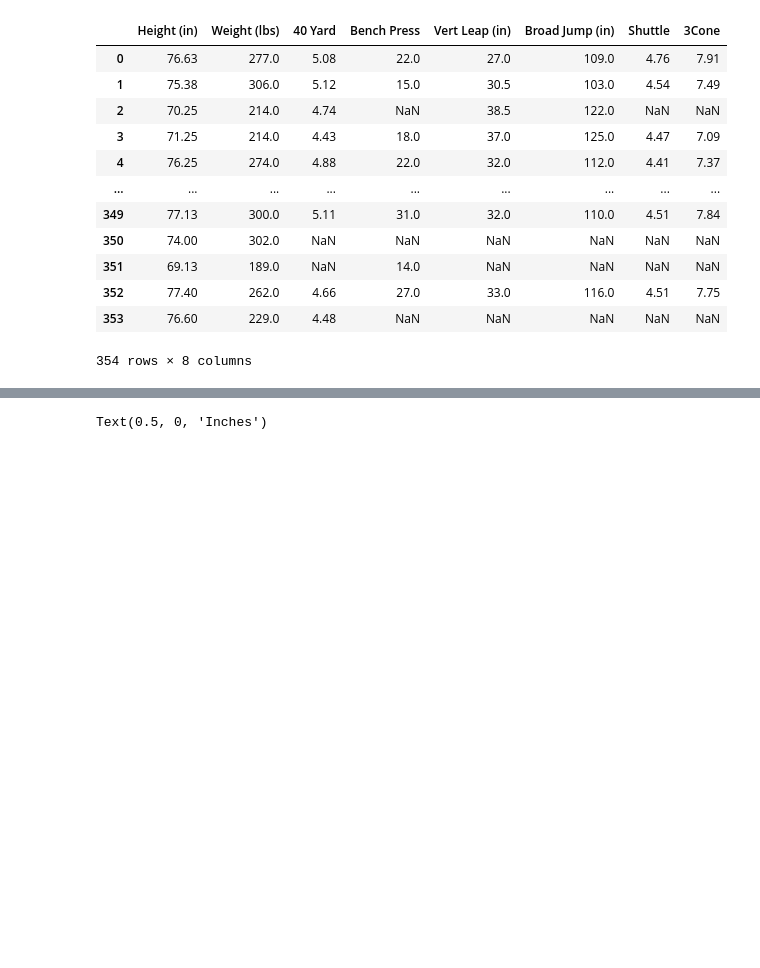
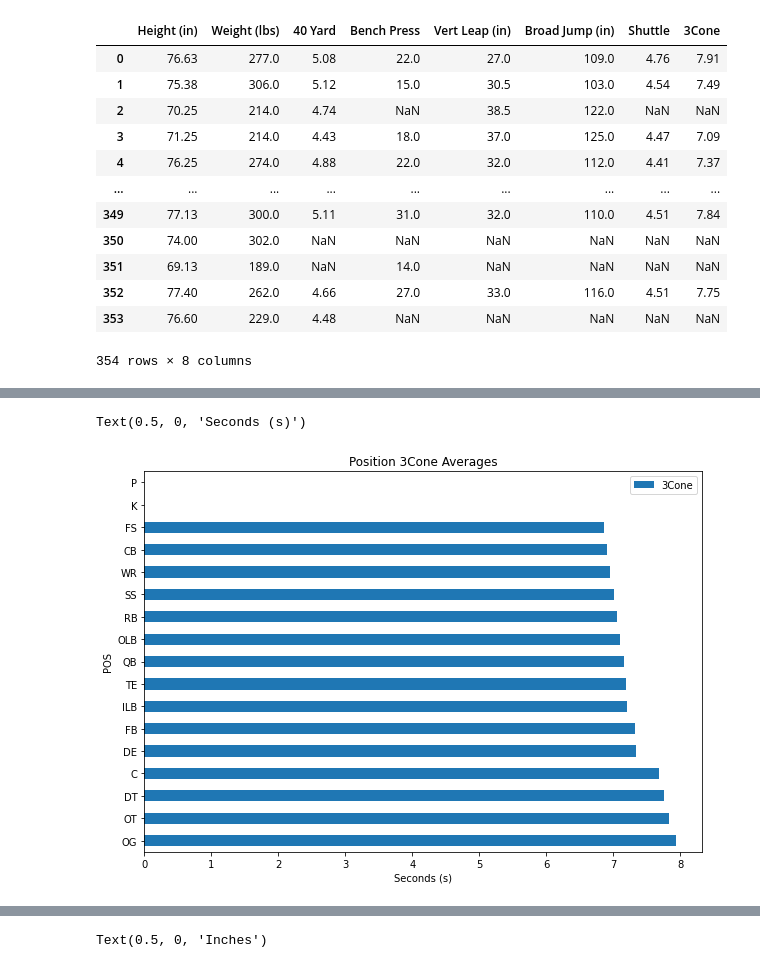
Before and after one commit to jkurt13/CapstoneTwo, a Jupyter notebook: Data Wrangling.ipynb, the cells around one changed output, grey strips where cells are left out. Saved outputs shown, nothing was run; the diff lists cells and outputs as text; code cells hidden in the pictures; blank space fills up the shorter version.

```diff
--- a/Data Wrangling.ipynb
+++ b/Data Wrangling.ipynb
@@ -281,0 +284,9 @@ Name: Shuttle, dtype: float64
+# %%
+(three_cone.reindex(index=three_cone.mean(axis=1)
+                          .sort_values(ascending=False)
+                          .index)
+                            .plot(kind='barh', figsize=(10, 7), title='Position 3Cone Averages'))
+plt.xlabel('Seconds (s)')
+# %% [output]
+Text(0.5, 0, 'Seconds (s)')
+[figure, added]
```
Also changed, not shown: parts of 6 cells of this notebook.
